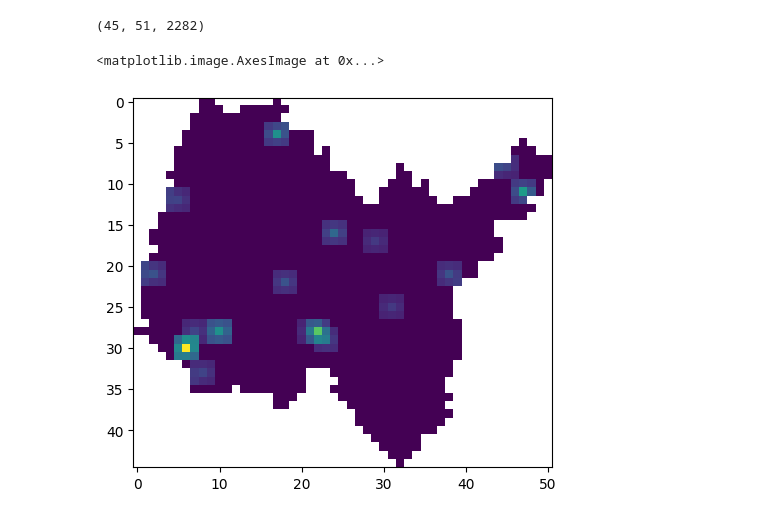
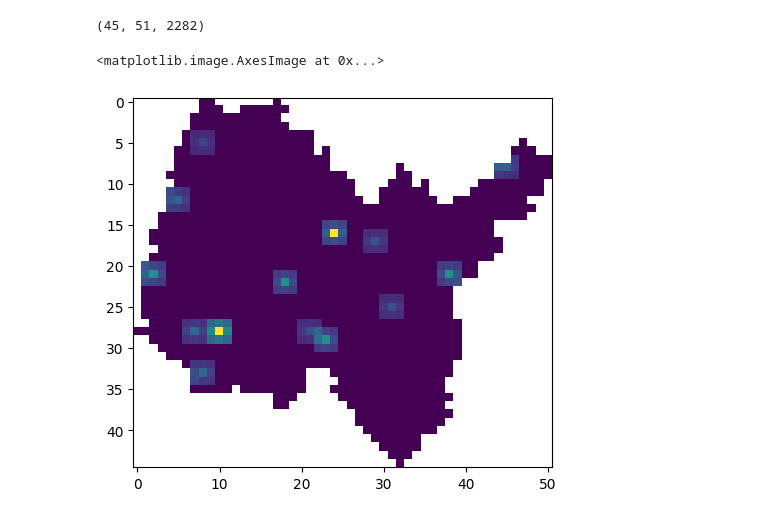
Before and after one commit to NicolasCaronPro/ST-GNN-for-wildifre-prediction, a Jupyter notebook: Prediction/Target/check.ipynb, the cells around one changed output. Drawn from its saved outputs; the diff is of its cells as text; code cells hidden in the pictures.

```diff
--- a/Prediction/Target/check.ipynb
+++ b/Prediction/Target/check.ipynb
@@ -4,8 +4,8 @@ import matplotlib.pyplot as plt
 # %%
 log = pickle.load(open('firepoint/log/departement-01-ainpastInfluence.pkl', 'rb'))
 print(log.shape)
-plt.imshow(log[:,:,1190])
+plt.imshow(log[:,:,1192])
 # %% [output]
 (45, 51, 2282)
 <matplotlib.image.AxesImage at 0x...>
-[figure, old version]
+[figure, new version]
```
Also changed, not shown: parts of 1 cell of this notebook, 17 other files.
